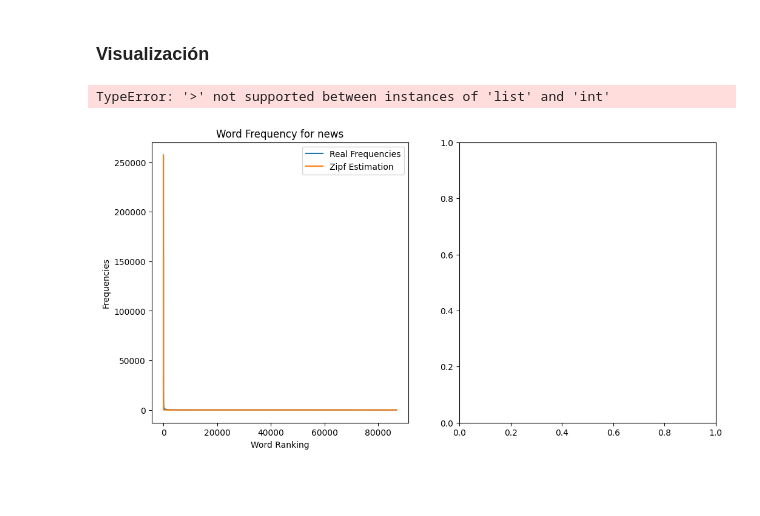
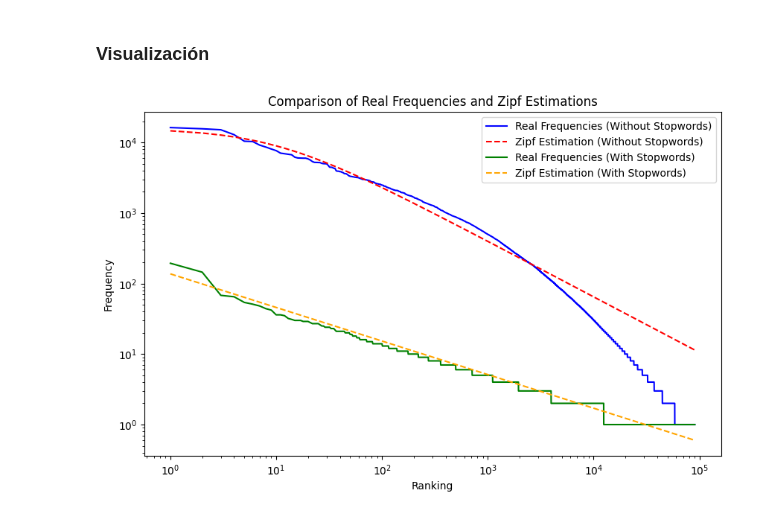
Before and after one commit to nicollorens12/CAIM, a Jupyter notebook: Lab/Lab1/Informe.ipynb, the cells around one changed output. Cells and saved outputs as stored; diff of their text form; code cells hidden in the pictures; blank space fills up the shorter version.

```diff
--- a/Lab/Lab1/Informe.ipynb
+++ b/Lab/Lab1/Informe.ipynb
@@ -138,17 +210,24 @@ def compute_zipf_estimated_values(ranks, a, b, c):
     return [zipf_function(rank, a, b, c) for rank in ranks]
 # %%
 # Encuentra los parámetros ajustados para la ley de Zipf
-def find_curve_fit_values(function, xdata, ydata, initial_params):
-    params, _ = curve_fit(function, xdata, ydata, p0=initial_params)
+def find_curve_fit_values(function, xdata, ydata, initial_params, bounds):
+    params, _ = curve_fit(function, xdata, ydata, p0=initial_params, bounds=bounds)
     return params
 # %%
-# Parámetros iniciales para la ley de Zipf
-initial_params = [1, 0, max(freq)]
+# Ajustes para curve_fit en la ley de Zipf
+initial_params = [1, 0, 1]
+
+bounds = ([0, 0, 0], [np.inf, np.inf, np.inf])  # Esto asegura que b sea >= 0
+
 
 # Ajustamos los parámetros usando la función find_curve_fit_values
-params = find_curve_fit_values(zipf_function, rankings, freq, initial_params)
+params = find_curve_fit_values(zipf_function, rankings, freq, initial_params, bounds)
+
+params_stopwords = find_curve_fit_values(zipf_function, rankings_stopwords, freq_stopwords, initial_params, bounds)
 
 # Calculamos los valores estimados de la ley de Zipf
 zipf_estimations = compute_zipf_estimated_values(rankings, *params)
+
+zipf_estimations_stopwords = compute_zipf_estimated_values(rankings_stopwords, *params_stopwords)
 # %% [markdown]
 ### Visualización
@@ -186,12 +234,31 @@ def plot_both_scales(x, y, y_estimations, index_name, law):
-# %%
-# Graficar con ambas escalas (lineal y log-log)
-plot_both_scales(
-    x=rankings,
-    y=freq,
-    y_estimations=zipf_estimations,
-    index_name=index,  # Cambia esto por el nombre de tu índice si es necesario
-    law="Zipf"
-)
-# %% [output]
-TypeError: '>' not supported between instances of 'list' and 'int'
-[figure, removed]
+# %%
+# Graficar los datos reales y las estimaciones
+plt.figure(figsize=(10, 6))
+
+# Gráfico de las frecuencias reales
+plt.plot(rankings, freq, label='Real Frequencies (Without Stopwords)', color='blue')
+
+# Gráfico de las estimaciones de la ley de Zipf
+plt.plot(rankings, zipf_estimations, label='Zipf Estimation (Without Stopwords)', color='red', linestyle='--')
+
+# Gráfico de las frecuencias reales con stopwords
+plt.plot(rankings_stopwords, freq_stopwords, label='Real Frequencies (With Stopwords)', color='green')
+
+# Gráfico de las estimaciones de la ley de Zipf con stopwords
+plt.plot(rankings_stopwords, zipf_estimations_stopwords, label='Zipf Estimation (With Stopwords)', color='orange', linestyle='--')
+
+plt.yscale('log')
+plt.xscale('log')
+
+# Etiquetas y título
+plt.xlabel('Ranking')
+plt.ylabel('Frequency')
+plt.title('Comparison of Real Frequencies and Zipf Estimations')
+
+# Añadir la leyenda
+plt.legend()
+
+# Mostrar el gráfico
+plt.show()
+# %% [output]
+[figure, added]
```
Also changed, not shown: parts of 10 cells of this notebook, 1 other file.
